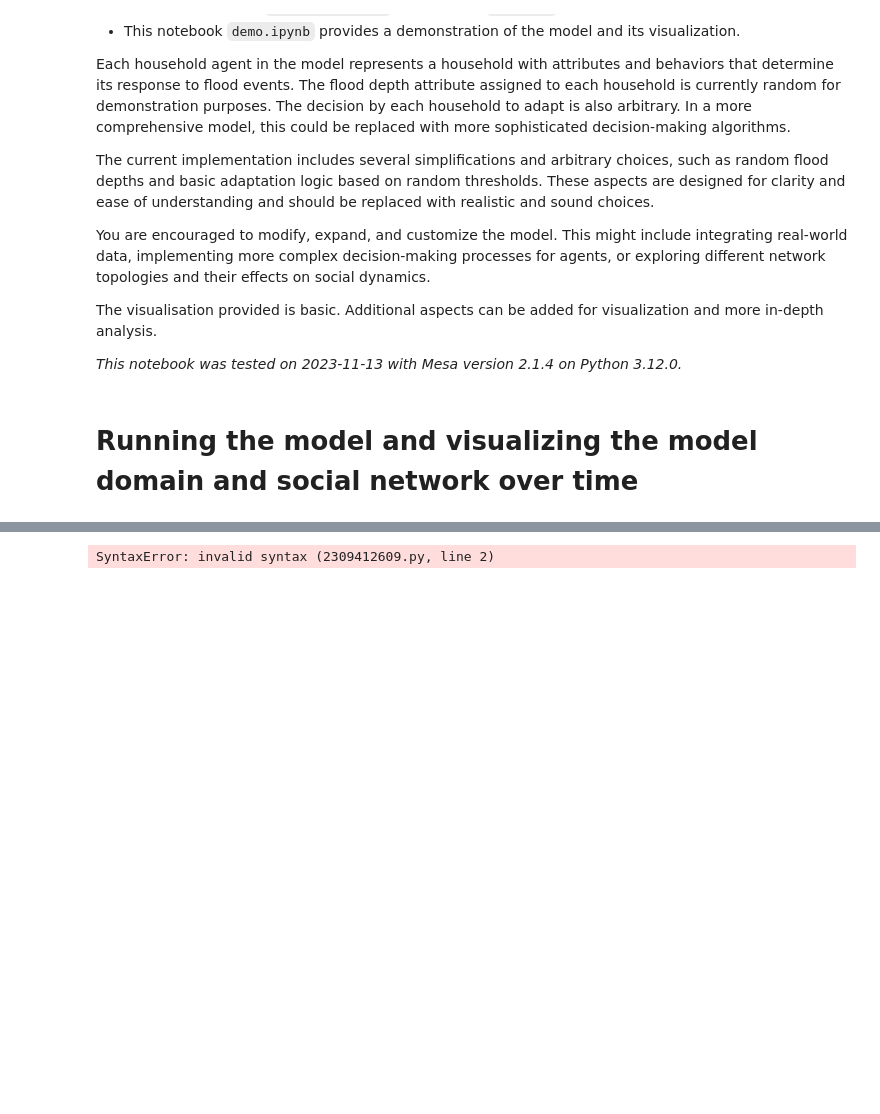
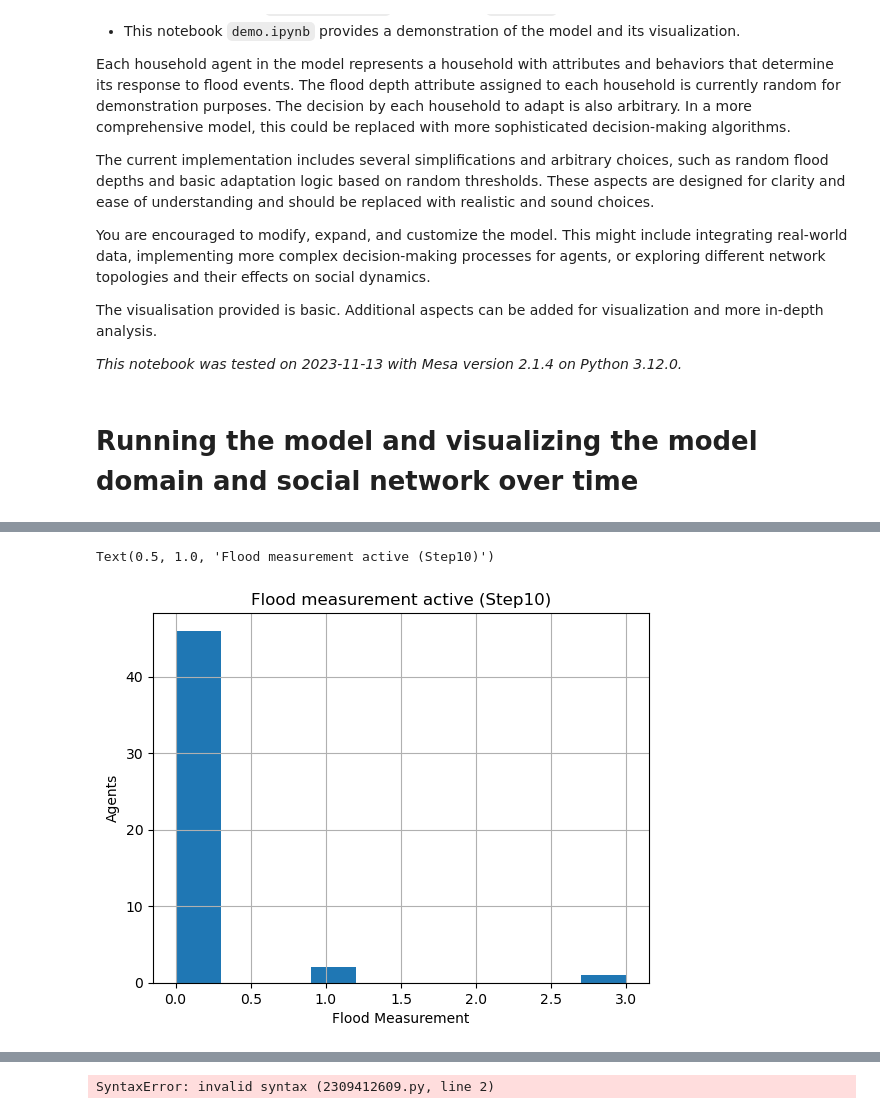
Before and after one commit to thomaslautenb/ABM, a Jupyter notebook: base_model_group1/base_model_mesa/model/demo.ipynb, the cells around one changed output, grey strips where cells are left out. Saved outputs shown, nothing was run; the diff lists cells and outputs as text; code cells hidden in the pictures; blank space fills up the shorter version.

```diff
--- a/base_model_group1/base_model_mesa/model/demo.ipynb
+++ b/base_model_group1/base_model_mesa/model/demo.ipynb
@@ -108 +136,9 @@ agent_data
+# %%
+agent_data.iloc[-500:-451]['Self_Adaption'].hist()
+plt.ylabel('Agents')
+plt.xlabel('Flood Measurement')
+plt.title('Flood measurement active (Step10)')
+# %% [output]
+Text(0.5, 1.0, 'Flood measurement active (Step10)')
+[figure, added]
 # %%
```
Also changed, not shown: parts of 15 cells of this notebook.
